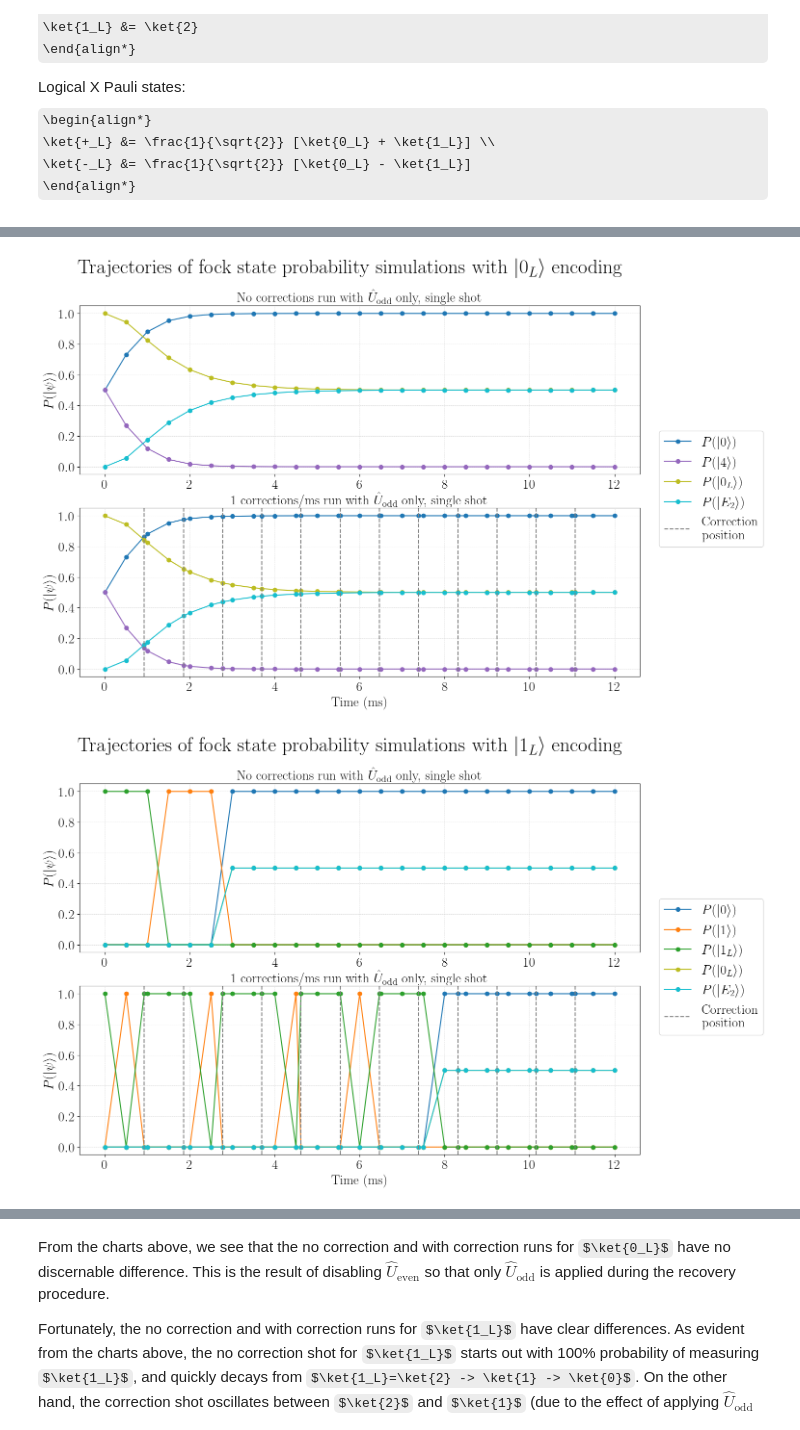
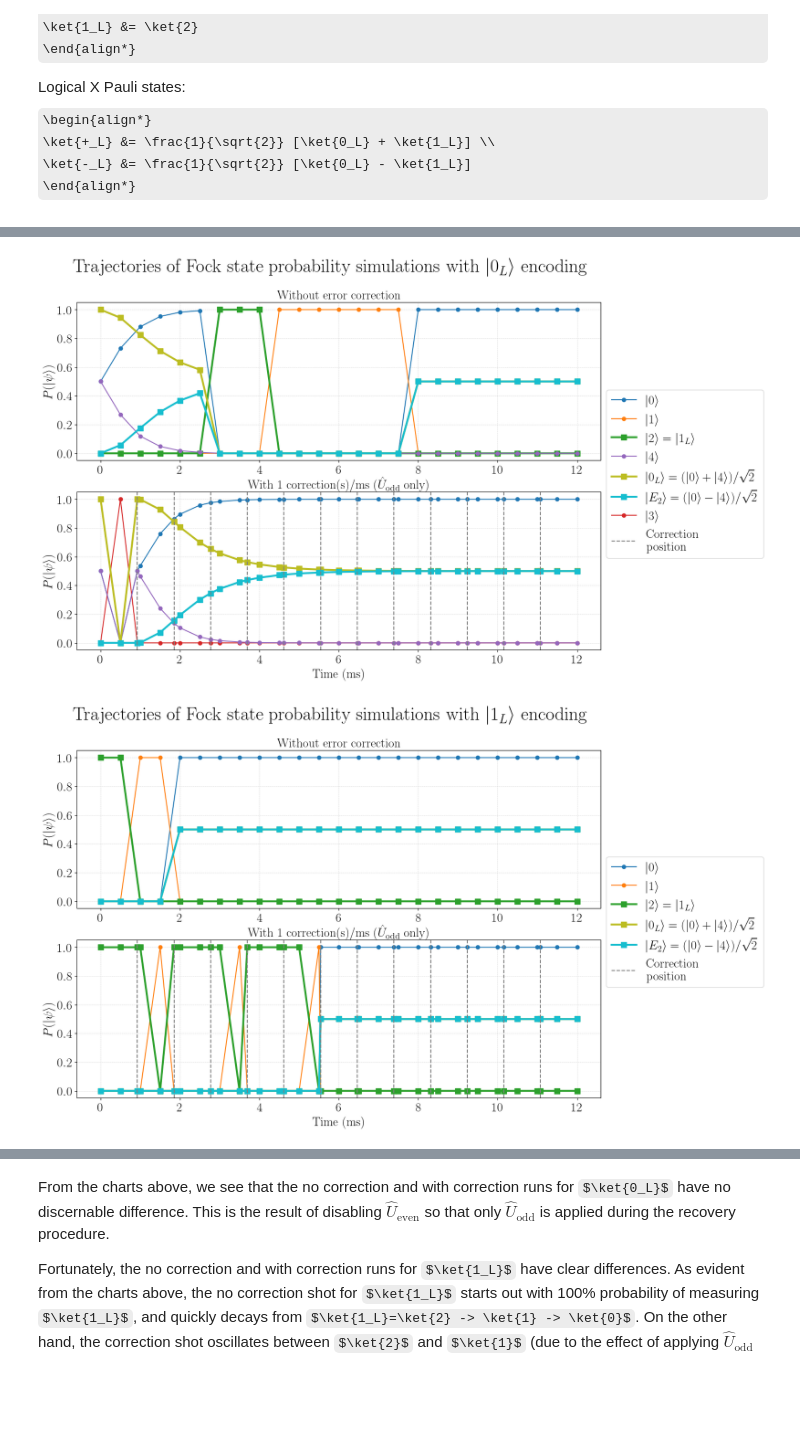
Before and after one commit to C2QA/bosonic-qiskit, a Jupyter notebook: tutorials/bosonic-kitten-code/bosonic-kitten-code.ipynb, the cells around one changed output, grey strips where cells are left out. Cells and saved outputs as stored; diff of their text form; code cells hidden in the pictures; some formulas as TeX source; blank space fills up the shorter version.

```diff
--- a/tutorials/bosonic-kitten-code/bosonic-kitten-code.ipynb
+++ b/tutorials/bosonic-kitten-code/bosonic-kitten-code.ipynb
@@ -77,12 +86,12 @@ circ = c2qa.CVCircuit(qmr, cr)
 circ.cv_initialize(7, qmr[0])
 
 # Now apply a delay gate and specify gate duration and units
-gate_duration = 100
-time_unit = "ns"
+gate_duration = 1
+time_unit = "ms"
 circ.cv_delay(duration=gate_duration, qumode=qmr[0], unit=time_unit)
 
 # Now set a loss rate -- make it large enough such that we can actually see the loss
-photon_loss_rate = 0.01 # This is a loss rate in units of 1/ns
+photon_loss_rate = 0.5 # This is a loss rate in units of 1/ms
 noise_pass = c2qa.kraus.PhotonLossNoisePass(photon_loss_rates=photon_loss_rate, circuit=circ, time_unit=time_unit)
 
 # To see the loss, we can make a measurement on the qumode and visualise counts with a histogram
@@ -693,18 +708,7 @@ def curve_fitter(x, y, sign=1):
     sigma = np.sqrt(np.diag(pcov))
 
     lifetime = round(popt[0], 2)
-    uncertainty = round(sigma[0], 2)
+    uncertainty = round(sigma[0], 3)
 
     return lifetime, uncertainty
-
-# def statistics_tuple(list, shots):
-#     avg = []
-#     # Average results across all shots
-#     #avg_fid = [round(np.average(cycle), 4) for cycle in fidelity_list]
-#     #avg_fid_std = [round(np.std(cycle)/np.sqrt(shots), 4) for cycle in fidelity_list]
-
-#     #avg_prob = [np.mean(i, axis=0) for i in probability_list]
-#     #avg_prob_std = [np.std(i, axis=0)/np.sqrt(shots) for i in probability_list]
-#     #avg_photon = [round(np.average(cycle), 4) for cycle in avg_photon_list]
-#     return  #, avg_fid, avg_fid_std, avg_prob, avg_prob_std#, avg_photon
 # %% [markdown]
@@ -779,31 +926,38 @@ The probability of measuring a particular Fock state will change over the course
 
 For clarity, we will extract out the results of a single shot from the existing simulation. The trajectories for the 'no correction' and 'correction' runs are plotted on separate graphs. The specific locations at which corrections were done are marked by grey dashed lines.
 # %%
-# Choose single shot to graph
-run = [2, 3, 0, 0]
+### Adjust these parameters ###
+run = [(16, 0), (1, 2), (0, 3), (2, 1)] # Choose single shot to graph. Tuples are formatted as (noise_only_shot, correction_shot).
+##
 
 # For formatting graphs
+encoding=['logi0', 'logi1', 'logi_xplus', 'logi_xminus']
 encoding_format = {'logi0': r'$0_L$', 'logi1': r'$1_L$', 'logi_xplus': r'$+_L$', 'logi_xminus':r'$-_L$', 'logi_yplus':r'$+i_L$', 'logi_yminus': r'$-i_L$'}
+
+# Colors for plotting
+colors= ['#1f77b4', '#ff7f0e', '#2ca02c', '#d62728', '#9467bd', '#8c564b', '#e377c2', '#7f7f7f', '#bcbd22', '#17becf']
 
 # Plot photon probability for all initial encodings
 for index, value in enumerate(encoding):
     _, _, noise_only_prob_tuple, noise_only_snapshot_timings, _ = noise_only_simulation_list[index]
     _, _, correction_prob_tuple, correction_snapshot_timings, corr_position_times = correction_simulation_list[index]
 
-    # Colors for plotting
-    colors= ['#1f77b4', '#ff7f0e', '#2ca02c', '#d62728', '#9467bd', '#8c564b', '#e377c2', '#7f7f7f', '#bcbd22', '#17becf']
-
     # Fock state probability visualization, single shot
     noise_only_prob, noise_only_prob_logical  = noise_only_prob_tuple
     correction_prob, correction_prob_logical = correction_prob_tuple
 
-    noise_only_fock_prob = [i[run[index]] for i in noise_only_prob]
-    correction_fock_prob = [i[run[index]] for i in correction_prob]
+    # Runs to plot
+    run_noise, run_corr = run[index]
 
-    noise_only_fock_prob_logical = [i[run[index]] for i in noise_only_prob_logical]
-    correction_fock_prob_logical = [i[run[index]] for i in correction_prob_logical]
+    noise_only_fock_prob = [i[run_noise] for i in noise_only_prob]
+    correction_fock_prob = [i[run_corr] for i in correction_prob]
 
-    logical_label = [r'$0_L$', r'$E_2$', r'$1_L$']
+    noise_only_fock_prob_logical = [i[run_noise] for i in noise_only_prob_logical]
+    correction_fock_prob_logical = [i[run_corr] for i in correction_prob_logical]
+
+    logical_label = [r'$\lvert 0_L \rangle = (\lvert 0 \rangle + \lvert 4 \rangle)/\sqrt{2}$',
+                     r'$\lvert E_2 \rangle = (\lvert 0 \rangle - \lvert 4 \rangle)/\sqrt{2}$',
+                     r'$\lvert 1_L \rangle$']
 
     # Fock state probability visualization, average
     # noise_only_fock_prob = [np.mean(i, axis=0) for i in noise_only_prob]
@@ -816,7 +970,7 @@ for index, value in enumerate(encoding):
 
     # Plot both graph in single image
     plt.figure(figsize=(15,10))
-    plt.suptitle('Trajectories of fock state probability simulations with ' + r'$\lvert$' + str(encoding_format.get(value)) + r'$\rangle$' + ' encoding', size=30)
+    plt.suptitle('Trajectories of Fock state probability simulations with ' + r'$\lvert$' + str(encoding_format.get(value)) + r'$\rangle$' + ' encoding', size=30)
     # plt.suptitle('No correction and ' + str(num_corr) + ' correction simulation, with ' +r'$\lvert$' + str(encoding_format.get(encoding)) + r'$\rangle$' + ' encoding', size=20)
 
     ## 1a. Noise only circuit plot (photon number)
@@ -835,7 +989,9 @@ for index, value in enumerate(encoding):
         # Rename state |2> = |1_L>
         if index == 2:
             state=logical_label[2]
-        plt.plot(noise_only_snapshot_timings, trajectory, marker='o', label=r'$P(\lvert$' + str(state) + r'$\rangle$)', color=colors[index])
+            plt.plot(noise_only_snapshot_timings, trajectory, marker='s', label=r'$\lvert 2 \rangle =$ ' + str(state), color=colors[index], markersize = 8, linewidth = 3)
+        else:
+            plt.plot(noise_only_snapshot_timings, trajectory, marker='o', label=r'$\lvert$' + str(state) + r'$\rangle$', color=colors[index])
 
     ## 1b. Noise only circuit plot (logical state)
     m = len(noise_only_fock_prob_logical[0])
@@ -843,12 +999,12 @@ for index, value in enumerate(encoding):
         trajectory = [value[index] for value in noise_only_fock_prob_logical]
         if all(i <= prob_truncation for i in trajectory):
             continue
-        plt.plot(noise_only_snapshot_timings, trajectory, marker='o', label=r'$P(\lvert$' + str(logical_label[index]) + r'$\rangle$)', color=colors[index+8])
+        plt.plot(noise_only_snapshot_timings, trajectory, marker='s', label=str(logical_label[index]), color=colors[index+8], markersize = 8, linewidth = 3)
 
     # Subplot 1 formatting
     #plt.ylabel("Probability of measuring Fock state, averaged over over {} shots".format(shots))
     plt.ylabel(r'$P(\lvert \psi \rangle$)', size=20)
-    plt.title(r"No corrections run with $\hat{U}_{\text{odd}}$ only, single shot", size=20)
+    plt.title(r"Without error correction", size=20)
     plt.grid(color = 'lightgrey', linestyle = 'dashed', linewidth = 0.5)
 
     ## 2a. Correction circuit plot (photon number)
@@ -867,36 +1023,38 @@ for index, value in enumerate(encoding):
         # Rename state |2> = |1_L>
         if index == 2:
             state=logical_label[2]
-        plt.plot(correction_snapshot_timings, trajectory, marker='o', label=r'$P(\lvert$' + str(state) + r'$\rangle$)', color=colors[index])
+            plt.plot(correction_snapshot_timings, trajectory, marker='s', label=r'$\lvert 2 \rangle =$ ' + str(state), color=colors[index], markersize = 8, linewidth = 3)
+        else:
+            plt.plot(correction_snapshot_timings, trajectory, marker='o', label=r'$\lvert$' + str(state) + r'$\rangle$', color=colors[index])
 
     ## 1b. Correction circuit plot (logical state)
     m = len(correction_fock_prob_logical[0])
     for index in range(m):
         trajectory = [value[index] for value in correction_fock_prob_logical]
         if all(i <= prob_truncation for i in trajectory):
             continue
-        plt.plot(correction_snapshot_timings, trajectory, marker='o', label=r'$P(\lvert$' + str(logical_label[index]) + r'$\rangle$)', color=colors[index+8])
+        plt.plot(correction_snapshot_timings, trajectory, marker='s', label=str(logical_label[index]), color=colors[index+8], markersize = 8, linewidth = 3)
 
     # Plot correction positions
     x, y = correction_positions(corr_position_times, correction_fock_prob, correction_snapshot_timings)
     label = 'Correction \n position'
     for i in x:
         plt.axvline(x=i, color='grey', label=label, linestyle="--")
         label = ''
 
     # Subplot 2 formatting
     plt.xlabel("Time (ms)", size=20)
     #plt.ylabel("Probability of measuring Fock state, averaged over {} shots".format(shots))
     plt.ylabel(r'$P(\lvert \psi \rangle$)', size=20)
-    plt.title(str(num_corr) + r" corrections/ms run with $\hat{U}_{\text{odd}}$ only, single shot", size=20)
+    plt.title("With " + str(num_corr) + r" correction(s)/ms ($\hat{U}_{\text{odd}}$ only)", size=20)
     plt.grid(color = 'lightgrey', linestyle = 'dashed', linewidth = 0.5)
 
     # Remove duplicate labels
     leg1 = {l:h for h,l in zip(*plt.subplot(2, 1, 1).get_legend_handles_labels())}
     leg2 = {l:h for h,l in zip(*plt.subplot(2, 1, 2).get_legend_handles_labels())}
 
-    plt.figlegend(*[*zip(*{**leg1, **leg2}.items())][::-1], bbox_to_anchor=(1.08, 0.5), loc = 'right', fontsize=20)
+    plt.figlegend(*[*zip(*{**leg1, **leg2}.items())][::-1], bbox_to_anchor=(1.15, 0.5), loc = 'right', fontsize=20)
     plt.show()
 # %% [output]
-[figure, old version]
+[figure, new version]
-[figure, old version]
+[figure, new version]
```
Also changed, not shown: parts of 27 cells of this notebook, 4 other files.
